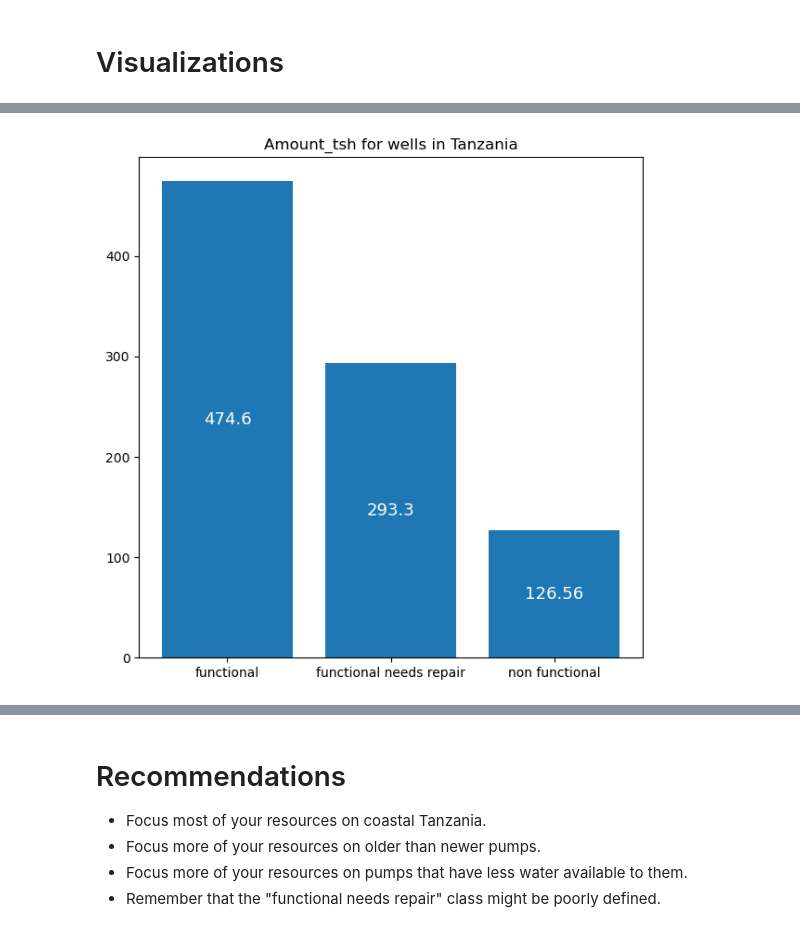
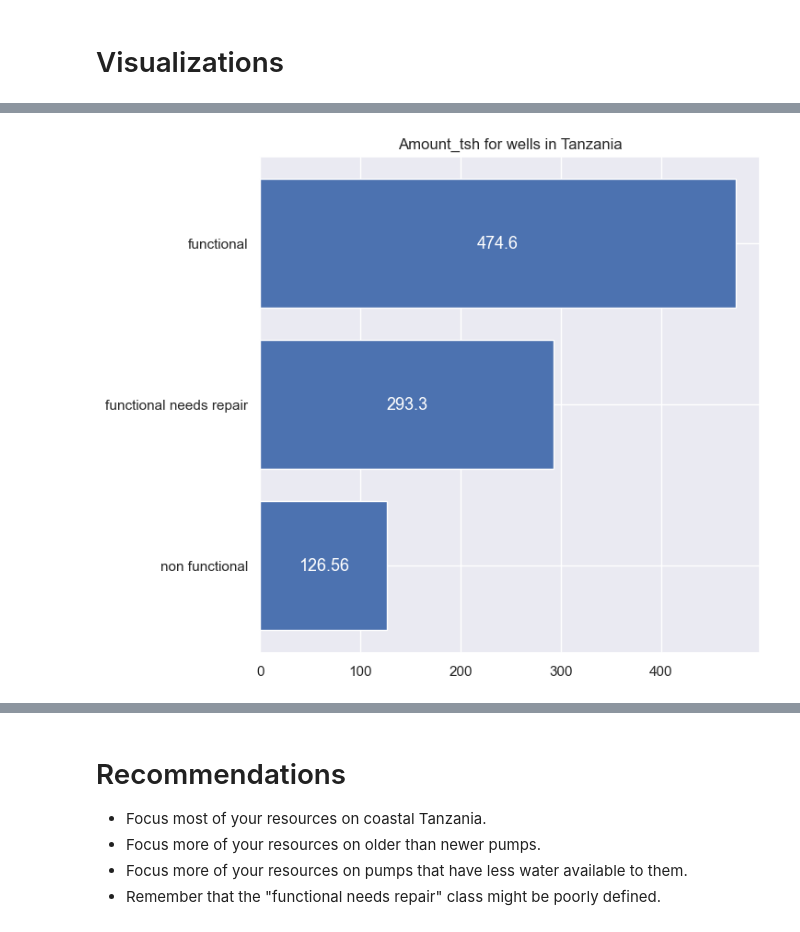
Before and after one commit to Jellohub/phase_3_project, a Jupyter notebook: notebook.ipynb, the cells around one changed output, grey strips where cells are left out. Drawn from its saved outputs; the diff is of its cells as text; code cells hidden in the pictures.

Commit message:
Added visualizations

```diff
--- a/notebook.ipynb
+++ b/notebook.ipynb
@@ -464,6 +494,9 @@ y = y.take(list(X.index))
 # %%
-geography = pd.concat([X_copy[['latitude', 'longitude', 'gps_height', 'construction_year', 'population', 'amount_tsh']],
+# All the variables used for visualizations later
+
+geography = pd.concat([X_copy[['latitude', 'longitude', 'gps_height',
+                          'construction_year', 'population', 'amount_tsh']],
                        X[['quantity_enough', 'quantity_insufficient']],
-                       pd.read_csv("tanzanian_water_wells/y_train.csv")['status_group'].take(list(X.index))], axis=1)
+                       y.map({0: 'non functional', 1: 'functional needs repair', 2: 'functional'})], axis=1)
 
 geography = geography[geography.longitude!=0]
@@ -469,0 +547,4 @@ geography = geography[geography.longitude!=0]
+# %%
+for col in X_copy.select_dtypes(exclude=['int64', 'float64']):
+    print(X_copy[col].value_counts())
+    print("\n\n\n")
@@ -539,19 +636,6 @@ status_group
 1    23519
 Name: count, dtype: int64
 # %%
-#Re-training base estimator on re-sampled data
-estimator = LogisticRegression(random_state=state)
-estimator.fit(X_train_resampled, y_train_resampled)
-predictions = estimator.predict(X_test)
-
-matrix = pd.DataFrame(confusion_matrix(y_test, predictions))
-
-# Percentage of Non functional wells classified as functional
-error = matrix[0][2]/len(y_test[y_test==0])
-
-report = pd.DataFrame(classification_report(y_test, predictions, output_dict=True))
-report['bad_error'] = [error, None, None, None]
-
-report
+get_report(LogisticRegression(random_state=state), X_train_resampled, y_train_resampled)
 # %% [output]
 |  | 0 | 1 | 2 | accuracy | macro avg | weighted avg | bad_error |
@@ -826,16 +904,13 @@ for i in [0,1,2]:
     plt.close(fig)
 # %%
+# Plots both sets of curves next to each other
+
 fig, ax = plt.subplots(2,2, figsize=(15,10))
-
 for i in [0,1,2]:
-
     row = i//2
     col=i%2
-
+    ax[row][col].plot(xdatas2[i], ydatas2[i], color='red', label=f"XGBoost – AUC: {auc(xdatas2[i], ydatas2[i])}")
     ax[row][col].plot(xdatas[i], ydatas[i], color='blue', label=f"Logistic Regression – AUC: {auc(xdatas[i], ydatas[i])}")
-    ax[row][col].plot(xdatas2[i], ydatas2[i], color='pink', label=f"XGBoost – AUC: {auc(xdatas2[i], ydatas2[i])}")
-
     ax[row][col].set_title(namez[i])
-
     ax[row][col].legend(loc=4)
 # %% [output]
@@ -942,8 +1002,8 @@ for status in statuses:
 # %%
 fig, ax = plt.subplots(figsize=(7,7))
-df = geography.groupby(by='status_group').mean()['amount_tsh']
-barplot = ax.bar(df.index, list(df))
+df = geography.groupby(by='status_group').mean()['amount_tsh'].sort_values(ascending=True)
+barplot = ax.barh(df.index, list(df))
 ax.bar_label(barplot, labels=[round(i, 2) for i in list(df)], label_type='center', color='white', fontsize='13');
 ax.set_title(f"Amount_tsh for wells in Tanzania");
 # %% [output]
-[figure, old version]
+[figure, new version]
```
Also changed, not shown: parts of 34 cells of this notebook, 16 other files.
